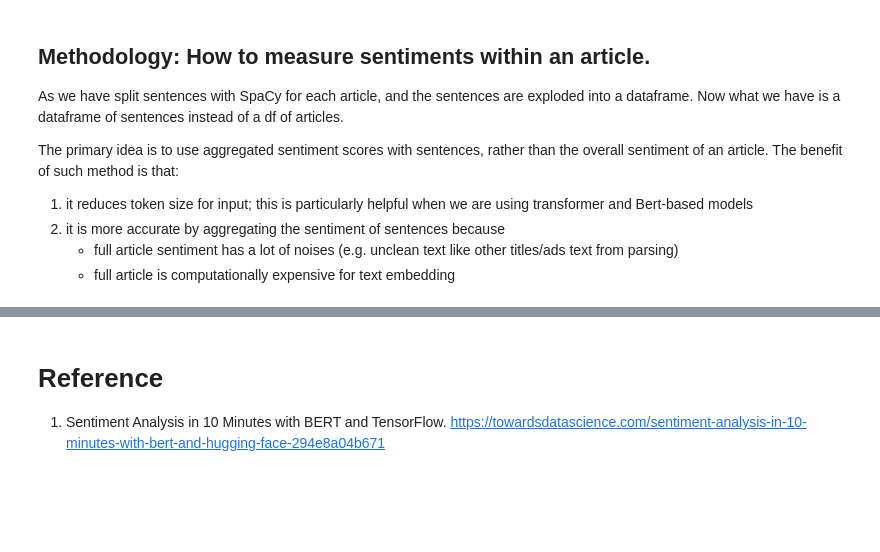
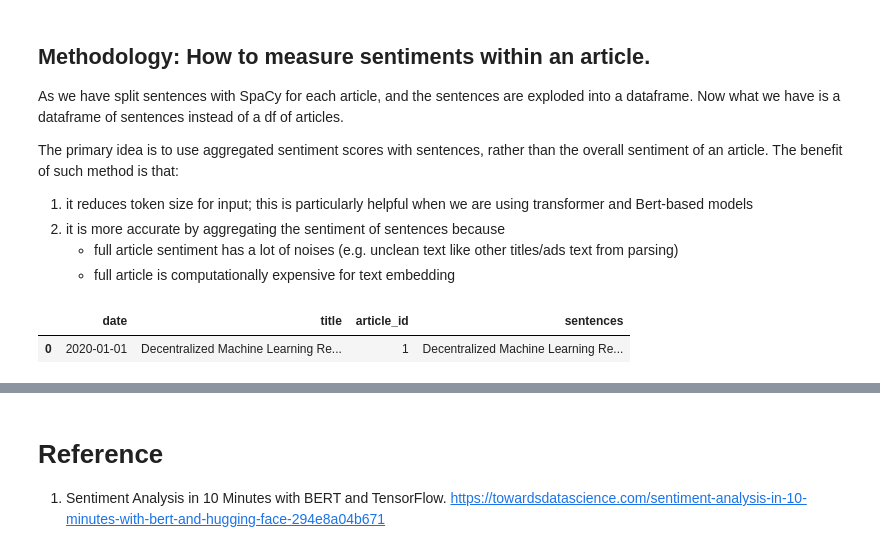
Before and after one commit to hjiangAnthony/nlp_AI_news_anlaysis, a Jupyter notebook: Scripts/nlp_final_2_02_Sentiment_A.ipynb, the cells around one changed output, grey strips where cells are left out. Saved outputs shown, nothing was run; the diff lists cells and outputs as text; code cells hidden in the pictures; blank space fills up the shorter version.

```diff
--- a/Scripts/nlp_final_2_02_Sentiment.ipynb
+++ b/Scripts/nlp_final_2_02_Sentiment_A.ipynb
@@ -165,3 +146,14 @@ The primary idea is to use aggregated sentiment scores with sentences, rather th
 2. it is more accurate by aggregating the sentiment of sentences because
     - full article sentiment has a lot of noises (e.g. unclean text like other titles/ads text from parsing)
     - full article is computationally expensive for text embedding
+# %%
+# save a checkpoint
+#df_sentences_exp.to_parquet(path_bucket + '/' +'checkpoint_0525_full_article_split_sentences.parquet', engine='pyarrow')
+
+bucket_read = 'https://storage.googleapis.com/msca-sp23-bucket/nlp_data/checkpoint_0525_full_article_split_sentences.parquet'
+df_sentences_exp = pd.read_parquet(bucket_read, engine='pyarrow')
+# %%
+df_sentences_exp.head(1)
+# %% [output]
+|  | date | title | article_id | sentences |
+| 0 | 2020-01-01 | Decentralized Machine Learning Re... | 1 | Decentralized Machine Learning Re... |
```
Also changed, not shown: parts of 8 cells of this notebook, 4 other files.
